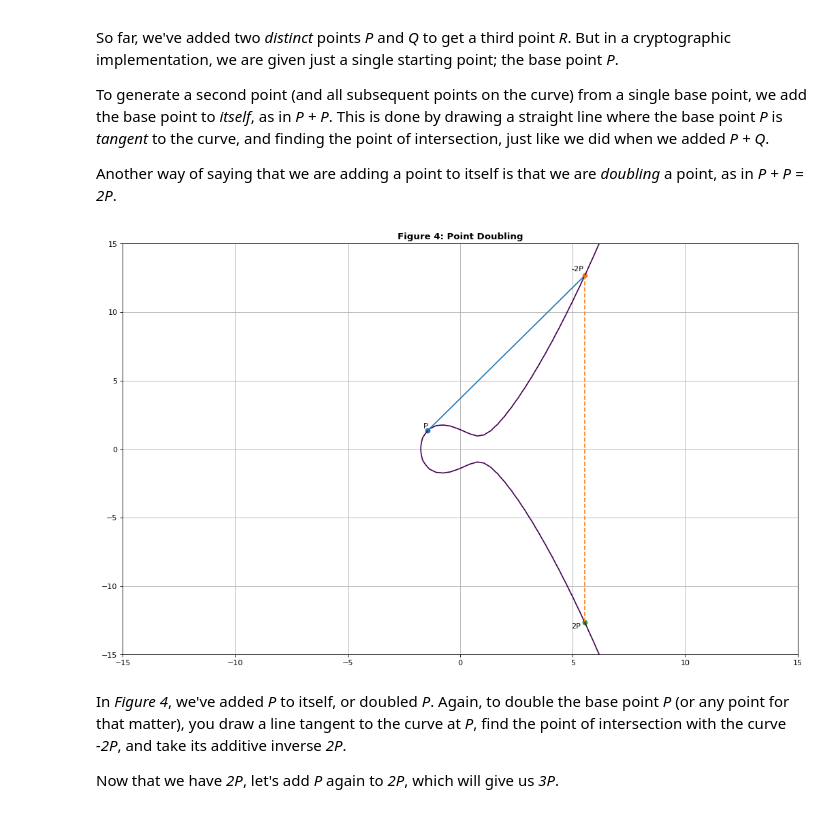
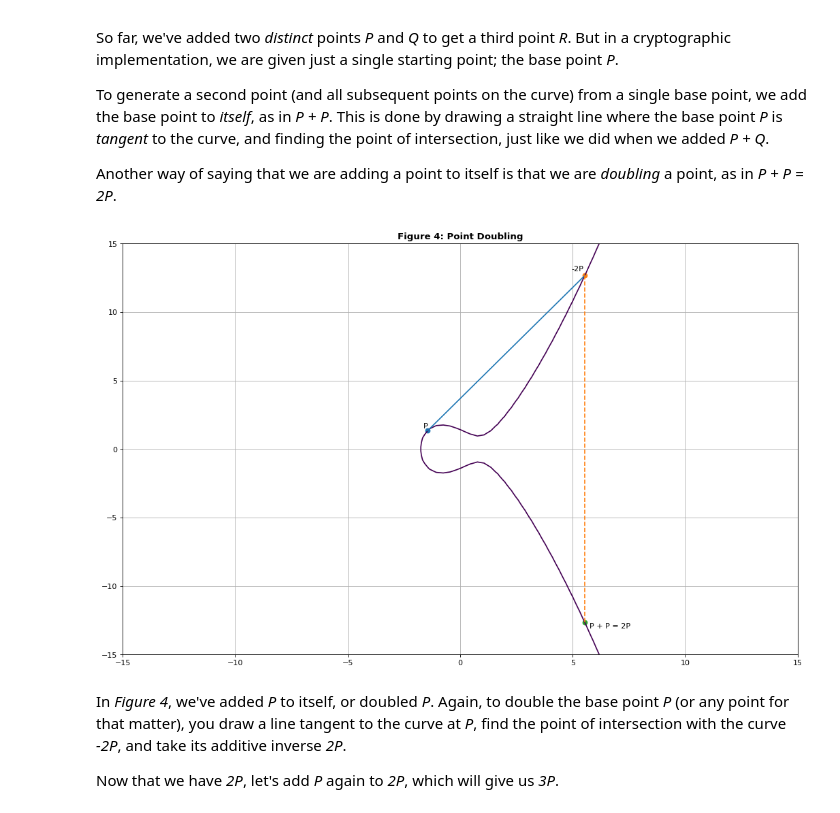
Before and after one commit to dchampion/crypto, a Jupyter notebook: doc/EllipticCurves.ipynb, the cells around one changed output. Drawn from its saved outputs; the diff is of its cells as text; code cells hidden in the pictures.

```diff
--- a/doc/EllipticCurves.ipynb
+++ b/doc/EllipticCurves.ipynb
@@ -101,32 +101,32 @@ Another way of saying that we are adding a point to itself is that we are *doubl
 # %%
 plt.figure(figsize=(16,10), dpi=80)
 
 plt.contour(x.ravel(), y.ravel(), pow(y, 2) - pow(x, 3) - a*x - b, [0])
 
 plt.scatter(Px, Py)
 plt.annotate("P", [Px-.2, Py+.2])
 
 def double(x, y, a):
     slope = ((3 * pow(x, 2)) + a) / (2 * y)
     x1 = pow(slope, 2) - 2 * x
-    y1 = slope * (x - x1) - y
-    return x1, y1
+    y1 = slope * (x1 - x) + y
+    return x1, -y1
 
 P2x, P2y = double(Px, Py, a)
 
 plt.scatter(P2x, -P2y)
 plt.annotate("-2P", [P2x-.6, -P2y+.3])
 plt.plot([Px,P2x], [Py,-P2y])
 
 plt.scatter(P2x, P2y)
-plt.annotate("2P", [P2x-.6, P2y-.4])
+plt.annotate("P + P = 2P", [P2x+.2, P2y-.4])
 plt.plot([P2x,P2x], [-P2y,P2y], linestyle="--")
 
 plt.title("Figure 4: Point Doubling", fontsize="large", fontweight="bold")
 plt.grid()
 plt.show()
 # %% [output]
-[figure, old version]
+[figure, new version]
 # %% [markdown]
 In *Figure 4*, we've added *P* to itself, or doubled *P*. Again, to double the base point *P* (or any point for that matter), you draw a line tangent to the curve at *P*, find the point of intersection with the curve *-2P*, and take its additive inverse *2P*.
 
```
Also changed, not shown: parts of 4 cells of this notebook.
